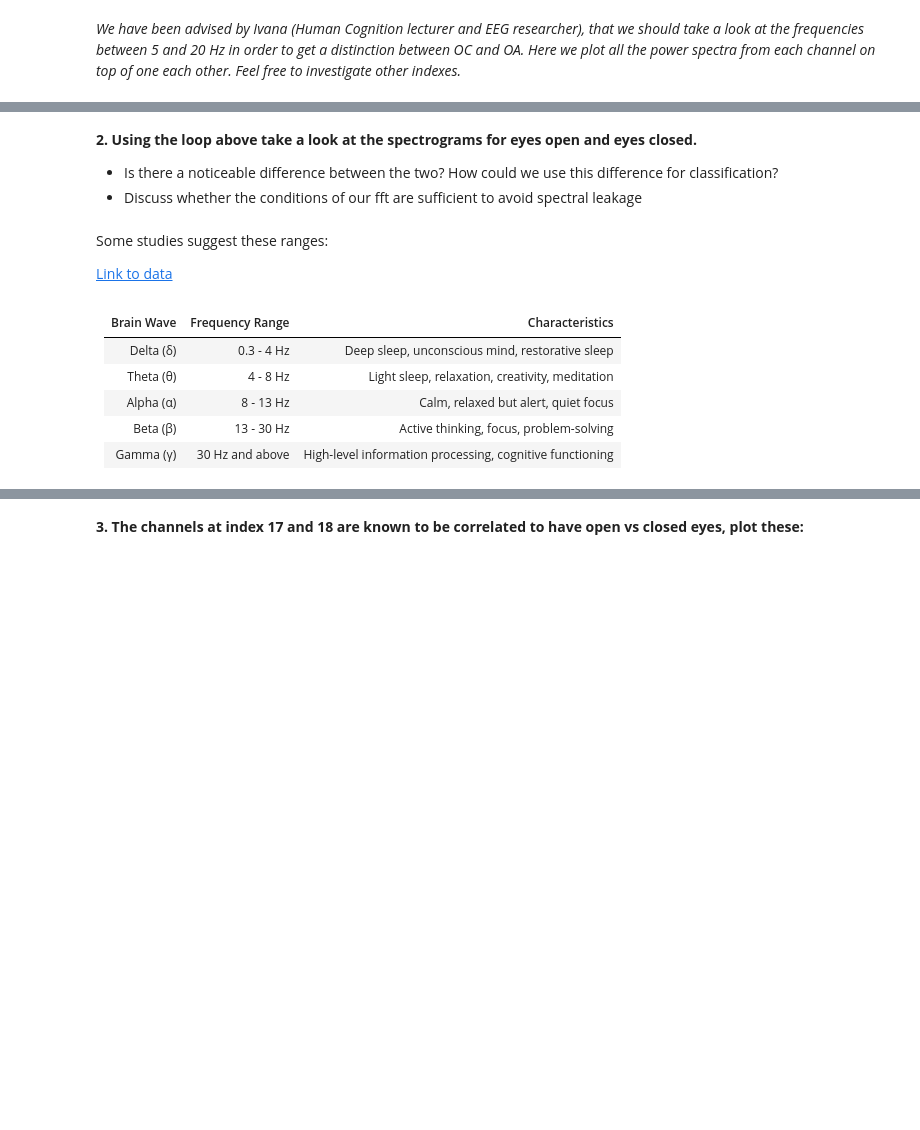
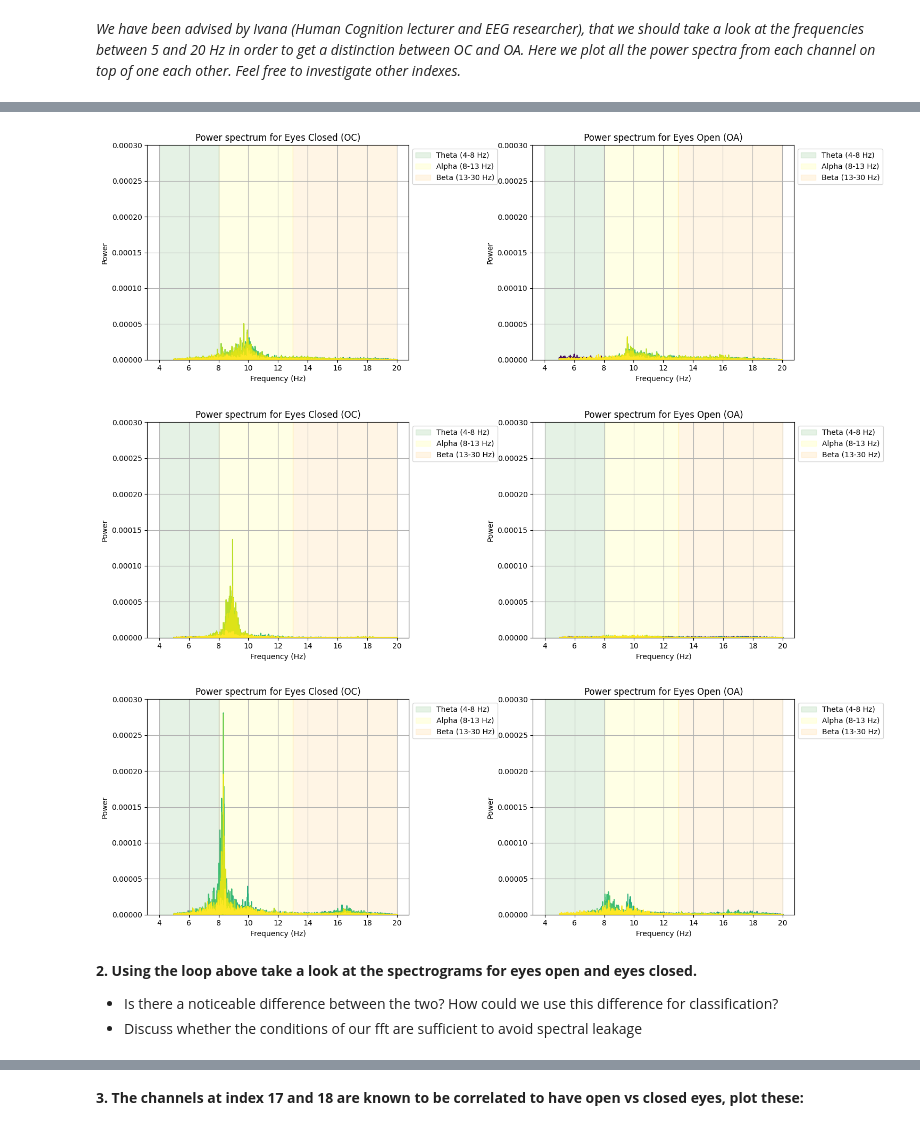
Before and after one commit to Warlour/02462-Project-2, a Jupyter notebook: assignment_2.ipynb, the cells around one changed output, grey strips where cells are left out. Saved outputs shown, nothing was run; the diff lists cells and outputs as text; code cells hidden in the pictures; blank space fills up the shorter version.

```diff
--- a/assignment_2.ipynb
+++ b/assignment_2.ipynb
@@ -469,19 +509,37 @@ for segment in patient_indexes:
+# %%
+patient_indexes = [0, 3, 5]
+min_freq=5
+max_freq=20
+power_spectra_oc = []
+power_spectra_oa = []
+y_max = 3e-4
+
+for segment in patient_indexes:
+    plt.subplots(1, 2, figsize=(15, 5))
+
+    data_oc_time_filtered = bandpass_filter(data_oc[segment], h)
+    data_oa_time_filtered = bandpass_filter(data_oa[segment], h)
+    # Compute power spectra for both conditions
+    freqs_oc, power_spectrum_oc = compute_power_spectrum(data_oc_time_filtered, sampling_rate=sample_rate, min_freq=min_freq, max_freq=max_freq)
+    freqs_oa, power_spectrum_oa = compute_power_spectrum(data_oa_time_filtered, sampling_rate=sample_rate, min_freq=min_freq, max_freq=max_freq)
+    power_spectra_oc.append((freqs_oc, power_spectrum_oc))
+    power_spectra_oa.append((freqs_oa, power_spectrum_oa))
+
+    plt.subplot(1, 2, 1)
+    plot_power_spectrum_overlay(freqs_oc, power_spectrum_oc, channel_names, title=f"Power spectrum for Eyes Closed (OC)", show_color = True)
+    plt.ylim([0, y_max])
+    plt.subplot(1, 2, 2)
+    plot_power_spectrum_overlay(freqs_oa, power_spectrum_oa, channel_names, title=f"Power spectrum for Eyes Open (OA)", show_color = True)
+    plt.ylim([0, y_max])
+    plt.show()
+# %% [output]
+[figure, added]
+[figure, added]
+[figure, added]
 # %% [markdown]
 **2. Using the loop above take a look at the spectrograms for eyes open and eyes closed.**
 - Is there a noticeable difference between the two? How could we use this difference for classification?
 - Discuss whether the conditions of our fft are sufficient to avoid spectral leakage
-# %% [markdown]
-Some studies suggest these ranges:
-
-[Link to data](https://theconversation.com/alpha-beta-theta-what-are-brain-states-and-brain-waves-and-can-we-control-them-219236)
-# %% [markdown]
-| Brain Wave | Frequency Range | Characteristics                         |
-|------------|-----------------|-----------------------------------------|
-| Delta (δ)  | 0.3 - 4 Hz      | Deep sleep, unconscious mind, restorative sleep |
-| Theta (θ)  | 4 - 8 Hz        | Light sleep, relaxation, creativity, meditation |
-| Alpha (α)  | 8 - 13 Hz       | Calm, relaxed but alert, quiet focus   |
-| Beta (β)   | 13 - 30 Hz      | Active thinking, focus, problem-solving |
-| Gamma (γ)  | 30 Hz and above | High-level information processing, cognitive functioning |
 # %% [markdown]
 The above three plots show the power spectrum for the eeg measurement for patient 0, 3 and 5.
 
```
Also changed, not shown: parts of 13 cells of this notebook.
